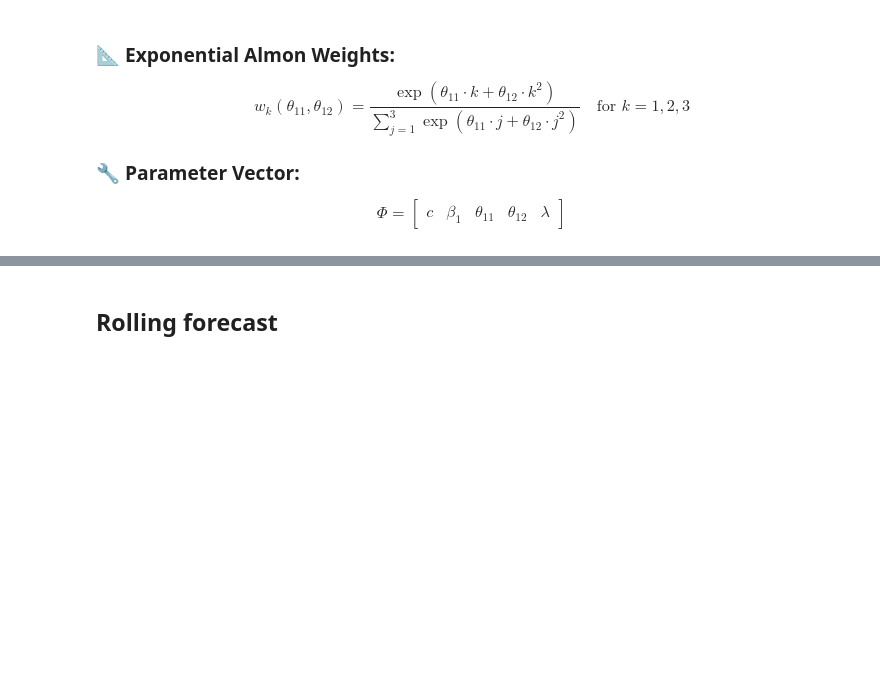
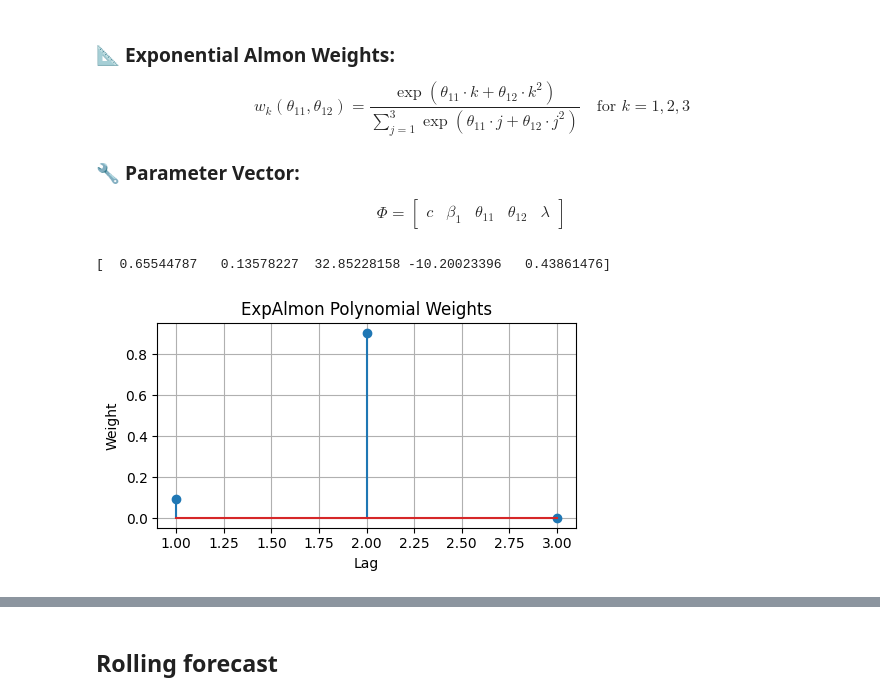
Before and after one commit to RenatoVassallo/MIDAS, a Jupyter notebook: tutorial/MIDAS_Tutorial.ipynb, the cells around one changed output, grey strips where cells are left out. Drawn from its saved outputs; the diff is of its cells as text; code cells hidden in the pictures; blank space fills up the shorter version.

```diff
--- a/tutorial/MIDAS_Tutorial.ipynb
+++ b/tutorial/MIDAS_Tutorial.ipynb
@@ -58,9 +77,9 @@ midas_model = MIDAS(low_freq_series       = df_macro["gdp_yoy"],
 from datetime import datetime
 
 # Prepare the data (optional, just to inspect the structure)
-result = midas_model.prepare_data(forecast_horizon = 1,
-                                  start_date       = datetime(2011, 3, 1),
-                                  end_date         = datetime(2014, 12, 1))
+result = midas_model.prepare_data(alignment_lag = 0,
+                                  start_date    = datetime(2011, 3, 1),
+                                  end_date      = datetime(2014, 12, 1))
 
 # Display results
 print("Y Data (Training):\n",    result["y_train"].head())
@@ -91,4 +128,26 @@ opt_res = midas_model.fit(data_dict = result, poly_list=["expalmon"])
 
 # Extract fitted parameters
 print(opt_res.x)
+# %% [output]
+[  0.65544787   0.13578227  32.85228158 -10.20023396   0.43861476]
+# %%
+from MIDAS import ExpAlmonWeights
+
+expalmon = ExpAlmonWeights()
+theta_exp_almon = opt_res.x[2:4]  # assuming [theta1, theta2] are at positions 2 and 3
+expalmon.theta = theta_exp_almon
+nlags = 3
+weights = expalmon.weights(nlags)
+
+# Plot
+plt.figure(figsize=(5, 3))
+plt.stem(range(1, nlags + 1), weights)
+plt.title('ExpAlmon Polynomial Weights')
+plt.xlabel('Lag')
+plt.ylabel('Weight')
+plt.grid(True)
+plt.tight_layout()
+plt.show()
+# %% [output]
+[figure, added]
 # %%
```
Also changed, not shown: parts of 11 cells of this notebook, 1 other file.
